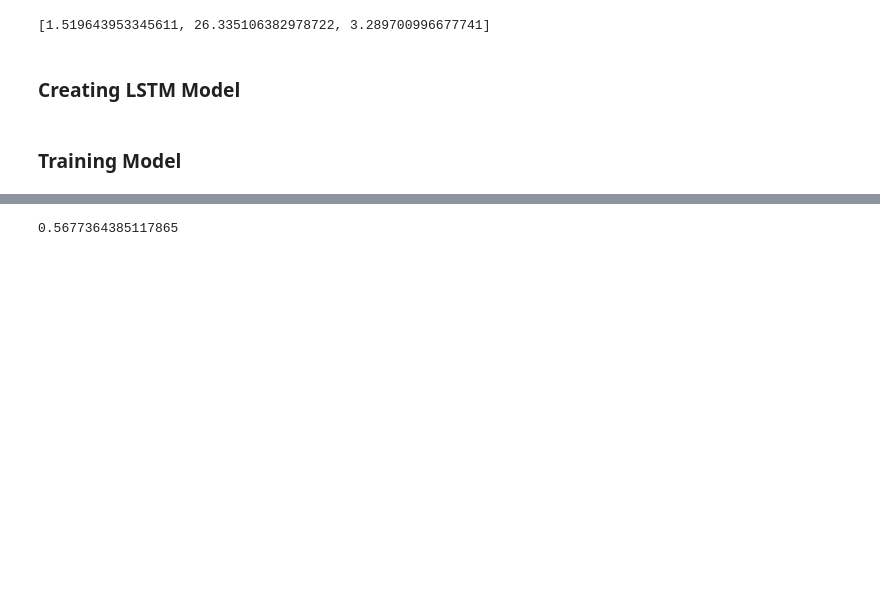
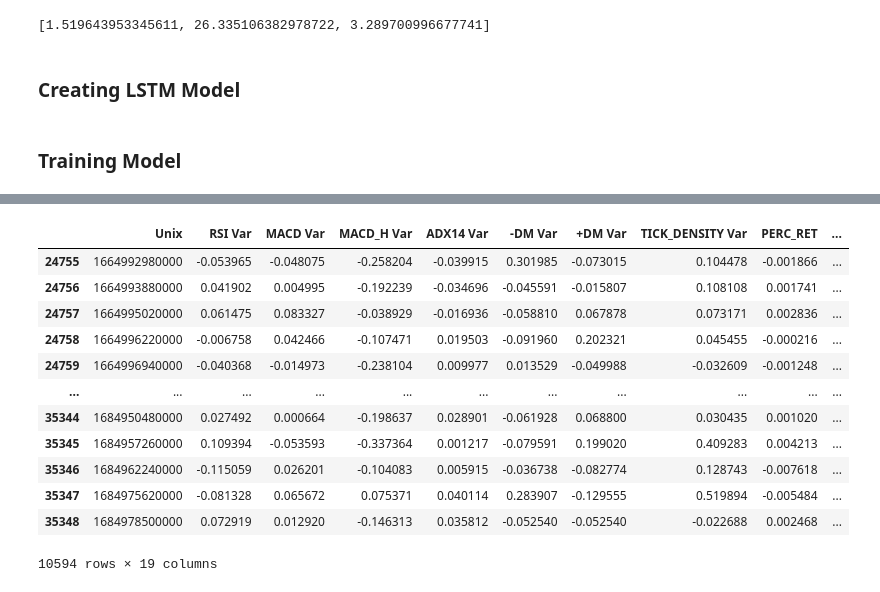
Before and after one commit to Alexis-Fauxbaton/Financial-Predictions, a Jupyter notebook: test_notebook.ipynb, the cells around one changed output, grey strips where cells are left out. Saved outputs shown, nothing was run; the diff lists cells and outputs as text; code cells hidden in the pictures; blank space fills up the shorter version.

Commit message:
Improved meta labelling a little

```diff
--- a/test_notebook.ipynb
+++ b/test_notebook.ipynb
@@ -224,3 +235,4 @@ Last confusion matrix :
 # %%
-outputs, targets = eval_lstm(lstm_model, meta_val_set, len(meta_val_set.dataset), num_layers, hidden_size, device)
+meta_val_outputs, meta_val_targets = eval_lstm(lstm_model, meta_val_set, len(meta_val_set.dataset), num_layers, hidden_size, device)
+meta_val_outputs, meta_val_targets = meta_val_outputs.cpu(), meta_val_targets.cpu()
 # %% [output]
@@ -286,6 +244,2 @@ Name: Target, dtype: int64
 # %%
-test = (torch.argmax(outputs, dim=-1).numpy() == meta_data['Target'][meta_val_indices].shift(-seq_length) + 1) * 1
+meta_target = (torch.argmax(torch.cat((meta_train_outputs, meta_val_outputs), dim=0), dim=-1).numpy() == meta_data['Target'].shift(-seq_length)[list(meta_train_indices) + list(meta_val_indices)] + 1) * 1
-# %%
-test.value_counts()[1] / test.value_counts().sum()
-# %% [output]
-0.5677364385117865
@@ -293,0 +246,23 @@ test2 = (torch.argmax(targets, dim=-1).numpy() == meta_data['Target'][meta_val_i
+# %%
+meta_output = torch.argmax(torch.cat((meta_train_outputs, meta_val_outputs), dim=0), dim=-1).detach() - 1
+# %%
+meta_data = predict_data.loc[list(meta_train_indices) + list(meta_val_indices)]
+meta_data['Meta Target'] = meta_target
+meta_data['Target'] = meta_data['Target']
+meta_data['Output'] = meta_output
+# %%
+meta_data
+# %% [output]
+|  | Unix | RSI Var | MACD Var | MACD_H Var | ADX14 Var | -DM Var | +DM Var | TICK_DENSITY Var | PERC_RET | ... |
+| 24755 | 1664992980000 | -0.053965 | -0.048075 | -0.258204 | -0.039915 | 0.301985 | -0.073015 | 0.104478 | -0.001866 | ... |
+| 24756 | 1664993880000 | 0.041902 | 0.004995 | -0.192239 | -0.034696 | -0.045591 | -0.015807 | 0.108108 | 0.001741 | ... |
+| 24757 | 1664995020000 | 0.061475 | 0.083327 | -0.038929 | -0.016936 | -0.058810 | 0.067878 | 0.073171 | 0.002836 | ... |
+| 24758 | 1664996220000 | -0.006758 | 0.042466 | -0.107471 | 0.019503 | -0.091960 | 0.202321 | 0.045455 | -0.000216 | ... |
+| 24759 | 1664996940000 | -0.040368 | -0.014973 | -0.238104 | 0.009977 | 0.013529 | -0.049988 | -0.032609 | -0.001248 | ... |
+| ... | ... | ... | ... | ... | ... | ... | ... | ... | ... | ... |
+| 35344 | 1684950480000 | 0.027492 | 0.000664 | -0.198637 | 0.028901 | -0.061928 | 0.068800 | 0.030435 | 0.001020 | ... |
+| 35345 | 1684957260000 | 0.109394 | -0.053593 | -0.337364 | 0.001217 | -0.079591 | 0.199020 | 0.409283 | 0.004213 | ... |
+| 35346 | 1684962240000 | -0.115059 | 0.026201 | -0.104083 | 0.005915 | -0.036738 | -0.082774 | 0.128743 | -0.007618 | ... |
+| 35347 | 1684975620000 | -0.081328 | 0.065672 | 0.075371 | 0.040114 | 0.283907 | -0.129555 | 0.519894 | -0.005484 | ... |
+| 35348 | 1684978500000 | 0.072919 | 0.012920 | -0.146313 | 0.035812 | -0.052540 | -0.052540 | -0.022688 | 0.002468 | ... |
+10594 rows × 19 columns
```
Also changed, not shown: parts of 11 cells of this notebook, 1 other file.
